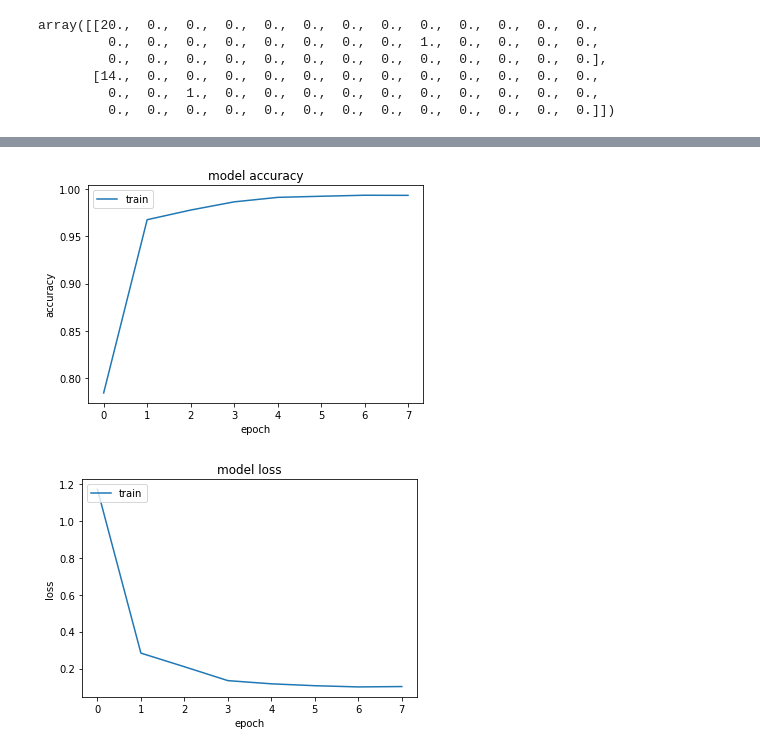
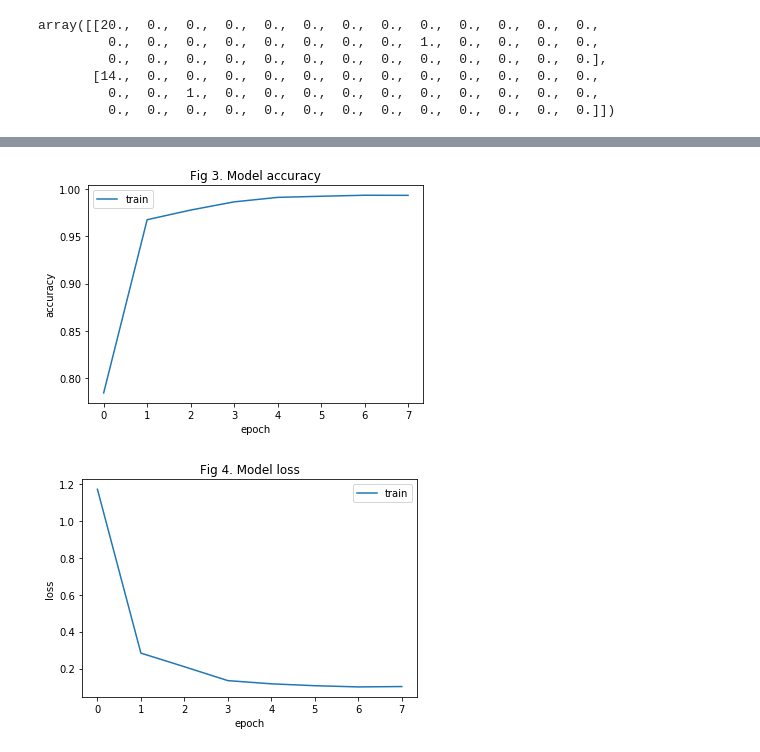
Before and after one commit to AEDWIP/BME-230a, a Jupyter notebook: diseaseTypeClassifier.ipynb, the cells around one changed output, grey strips where cells are left out. Cells and saved outputs as stored; diff of their text form; code cells hidden in the pictures.

```diff
--- a/diseaseTypeClassifier.ipynb
+++ b/diseaseTypeClassifier.ipynb
@@ -310,10 +316,29 @@ plt.show()
 # %%
 def multiClassClassifier(inputDim=None, outputDim=None, learningRate=0.001):
     '''
-    aedwip
+    constructs a multi classifier model that includes a batch normalization
+    preprocess step. normalizaton typically reduces training time.
+
+    arguments:
+        inputDim:
+            type int: the number of features in each sample
+
+        outputDim:
+            type int the number of classes
+
+        learningRate:
+            type float: scaling factor for adjusting weight. larger
+            values may train faster how ever can cause optimization
+            algorithm to diverge if to large. Use loss curver plot
+            to evaluate
+
+    return:
+        keras.models
     '''
     classify = [
         InputLayer(input_shape=(inputDim,)),
+        # TODO: Is Keras smart? only need to run preprocessing step
+        # once
         BatchNormalization(),
         Dense(outputDim), # dot(input, kernel) + bias
         Activation('softmax')
@@ -321,7 +346,8 @@ def multiClassClassifier(inputDim=None, outputDim=None, learningRate=0.001):
 
     model = Sequential(classify)
     # https://keras.io/backend/#categorical_crossentropy
-    model.compile(loss='categorical_crossentropy', optimizer=Adam(lr=learningRate), metrics=['accuracy'])
+    model.compile(loss='categorical_crossentropy',
+                  optimizer=Adam(lr=learningRate), metrics=['accuracy'])
 
     return model
 # %%
@@ -421,23 +455,23 @@ Wall time: 4.42 s
 # %%
 # summarize history for accuracy
 plt.plot(history.history['acc'])
 # plt.plot(history.history['val_acc'])
-plt.title('model accuracy')
+plt.title('Fig 3. Model accuracy')
 plt.ylabel('accuracy')
 plt.xlabel('epoch')
 plt.legend(['train', 'test'], loc='upper left')
 plt.show()
 # # summarize history for loss
 plt.plot(history.history['loss'])
 # plt.plot(history.history['val_loss'])
-plt.title('model loss')
+plt.title('Fig 4. Model loss')
 plt.ylabel('loss')
 plt.xlabel('epoch')
-plt.legend(['train', 'test'], loc='upper left')
+plt.legend(['train', 'test'], loc='upper right')
 plt.show()
 # %% [output]
-[figure, old version]
+[figure, new version]
-[figure, old version]
+[figure, new version]
 # %%
 # save model
 modelRootDir = "{}/models".format(rootDir)
```
Also changed, not shown: parts of 10 cells of this notebook, 2 other files.
